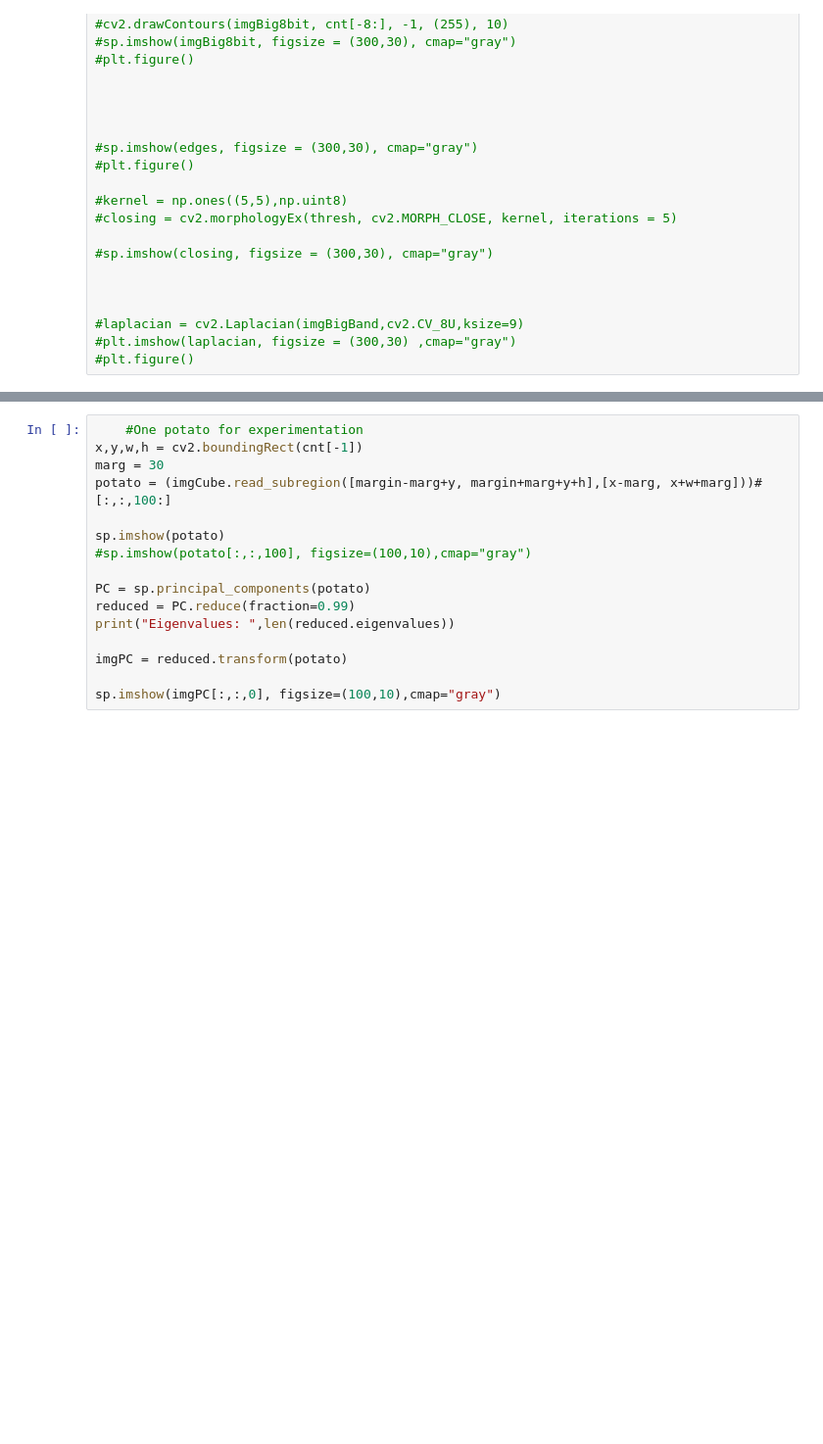
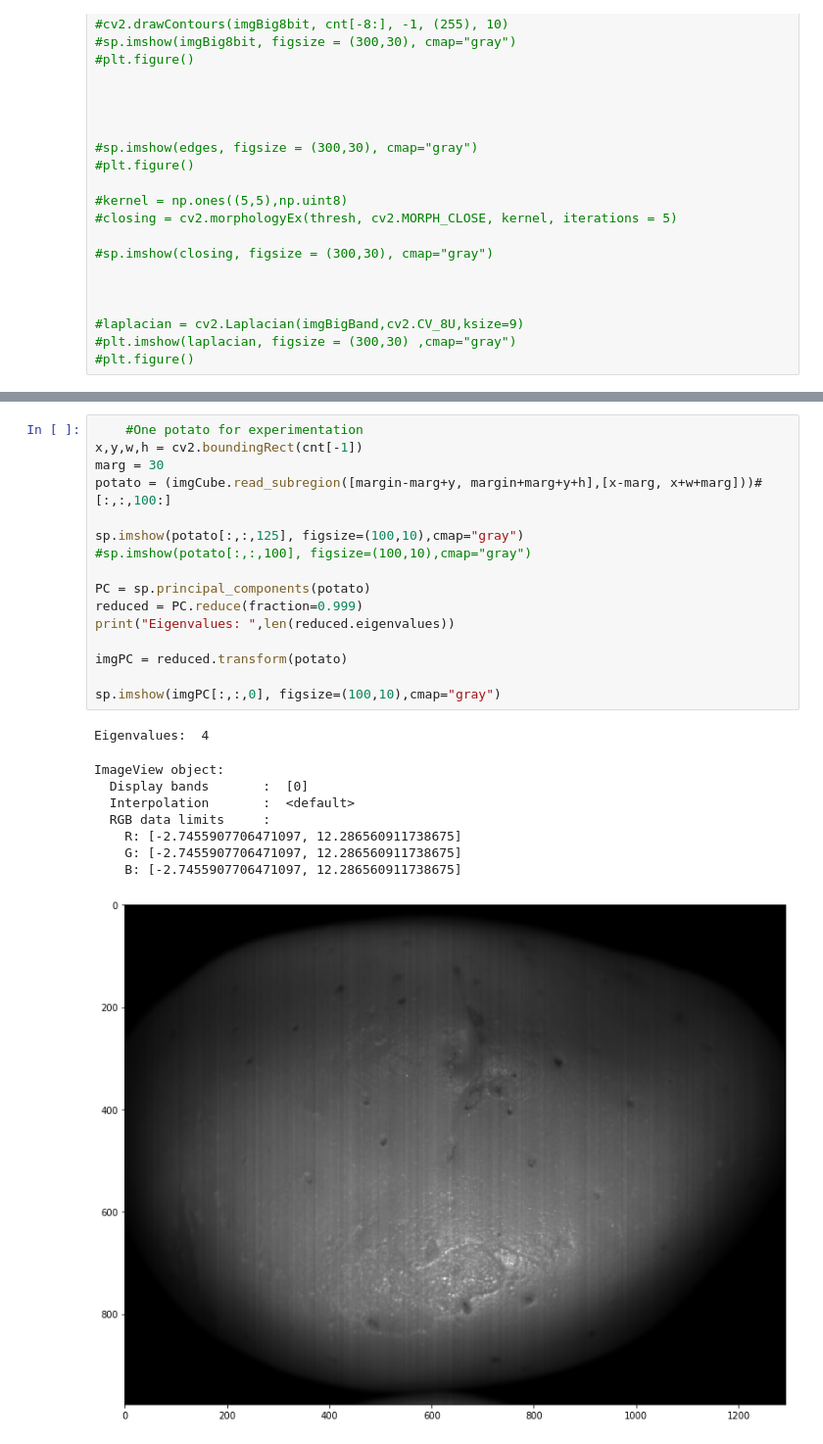
Before and after one commit to Kohmann/potato-classification, a Jupyter notebook: segmentation.ipynb, the cells around one changed output, grey strips where cells are left out. Shown at 98% size. Saved outputs shown, nothing was run; the diff lists cells and outputs as text; blank space fills up the shorter version.

```diff
--- a/segmentation.ipynb
+++ b/segmentation.ipynb
@@ -219,16 +230,26 @@ plt.figure()
 # %%
     #One potato for experimentation
 x,y,w,h = cv2.boundingRect(cnt[-1])
 marg = 30
 potato = (imgCube.read_subregion([margin-marg+y, margin+marg+y+h],[x-marg, x+w+marg]))#[:,:,100:]
 
-sp.imshow(potato)
+sp.imshow(potato[:,:,125], figsize=(100,10),cmap="gray")
 #sp.imshow(potato[:,:,100], figsize=(100,10),cmap="gray")
 
 PC = sp.principal_components(potato)
-reduced = PC.reduce(fraction=0.99)
+reduced = PC.reduce(fraction=0.999)
 print("Eigenvalues: ",len(reduced.eigenvalues))
 
 imgPC = reduced.transform(potato)
 
 sp.imshow(imgPC[:,:,0], figsize=(100,10),cmap="gray")
+# %% [output]
+Eigenvalues:  4
+ImageView object:
+  Display bands       :  [0]
+  Interpolation       :  <default>
+  RGB data limits     :
+    R: [-2.7455907706471097, 12.286560911738675]
+    G: [-2.7455907706471097, 12.286560911738675]
+    B: [-2.7455907706471097, 12.286560911738675]
+[figure, added]
```
Also changed, not shown: parts of 4 cells of this notebook.
